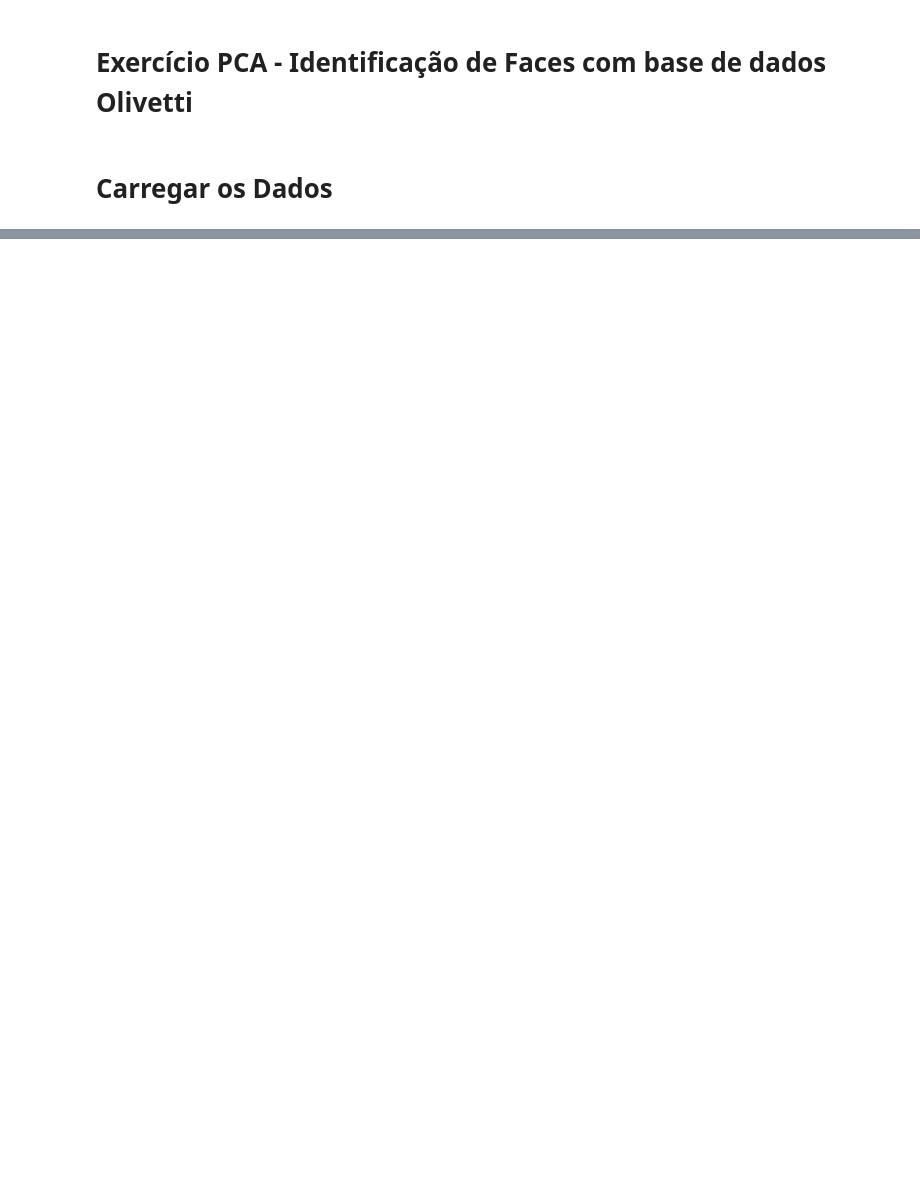
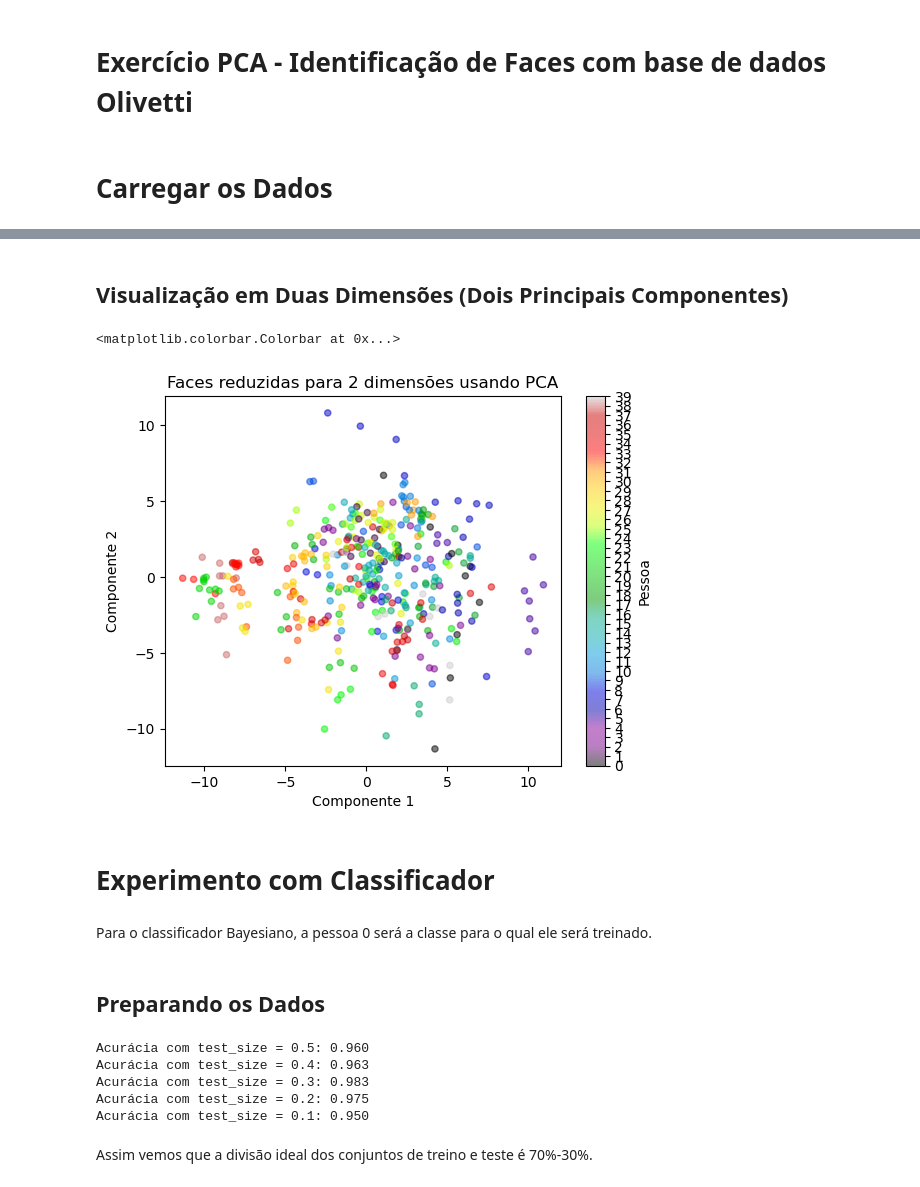
Before and after one commit to muzzidiogo/reconhecimento_de_padroes, a Jupyter notebook: exercicios/pca_olivetti.ipynb, the cells around one changed output, grey strips where cells are left out. Saved outputs shown, nothing was run; the diff lists cells and outputs as text; code cells hidden in the pictures; blank space fills up the shorter version.

```diff
--- a/exercicios/pca_olivetti.ipynb
+++ b/exercicios/pca_olivetti.ipynb
@@ -55,0 +80,42 @@ plt.imshow(faces.images[11], cmap=plt.cm.gray)
+# %% [markdown]
+## Visualização em Duas Dimensões (Dois Principais Componentes)
+# %%
+scatter = plt.scatter(faces_reduced[:, 0], faces_reduced[:, 1],
+                      c=faces.target, cmap='nipy_spectral', s=20, alpha=0.5)
+plt.title("Faces reduzidas para 2 dimensões usando PCA")
+plt.xlabel("Componente 1")
+plt.ylabel("Componente 2")
+plt.colorbar(scatter, ticks=range(len(np.unique(faces.target))), label='Pessoa')
+# %% [output]
+<matplotlib.colorbar.Colorbar at 0x...>
+[figure, added]
+# %% [markdown]
+# Experimento com Classificador
+# %% [markdown]
+Para o classificador Bayesiano, a pessoa 0 será a classe para o qual ele será treinado.
+# %% [markdown]
+## Preparando os Dados
+# %%
+from sklearn.model_selection import train_test_split
+from sklearn.naive_bayes import GaussianNB
+from sklearn.metrics import accuracy_score
+
+y_binario = (faces.target == 0).astype(int)
+
+test_list = [0.5, 0.4, 0.3, 0.2, 0.1]
+for test_size in test_list:
+    X_train, X_test, y_train, y_test = train_test_split(faces_reduced, y_binario,
+                                                        test_size=test_size, random_state=42)
+    model = GaussianNB()
+    model.fit(X_train, y_train)
+    y_pred = model.predict(X_test)
+    accuracy = accuracy_score(y_test, y_pred)
+    print(f"Acurácia com test_size = {test_size}: {accuracy:.3f}")
+# %% [output]
+Acurácia com test_size = 0.5: 0.960
+Acurácia com test_size = 0.4: 0.963
+Acurácia com test_size = 0.3: 0.983
+Acurácia com test_size = 0.2: 0.975
+Acurácia com test_size = 0.1: 0.950
+# %% [markdown]
+Assim vemos que a divisão ideal dos conjuntos de treino e teste é 70%-30%.
```
Also changed, not shown: parts of 12 cells of this notebook.
